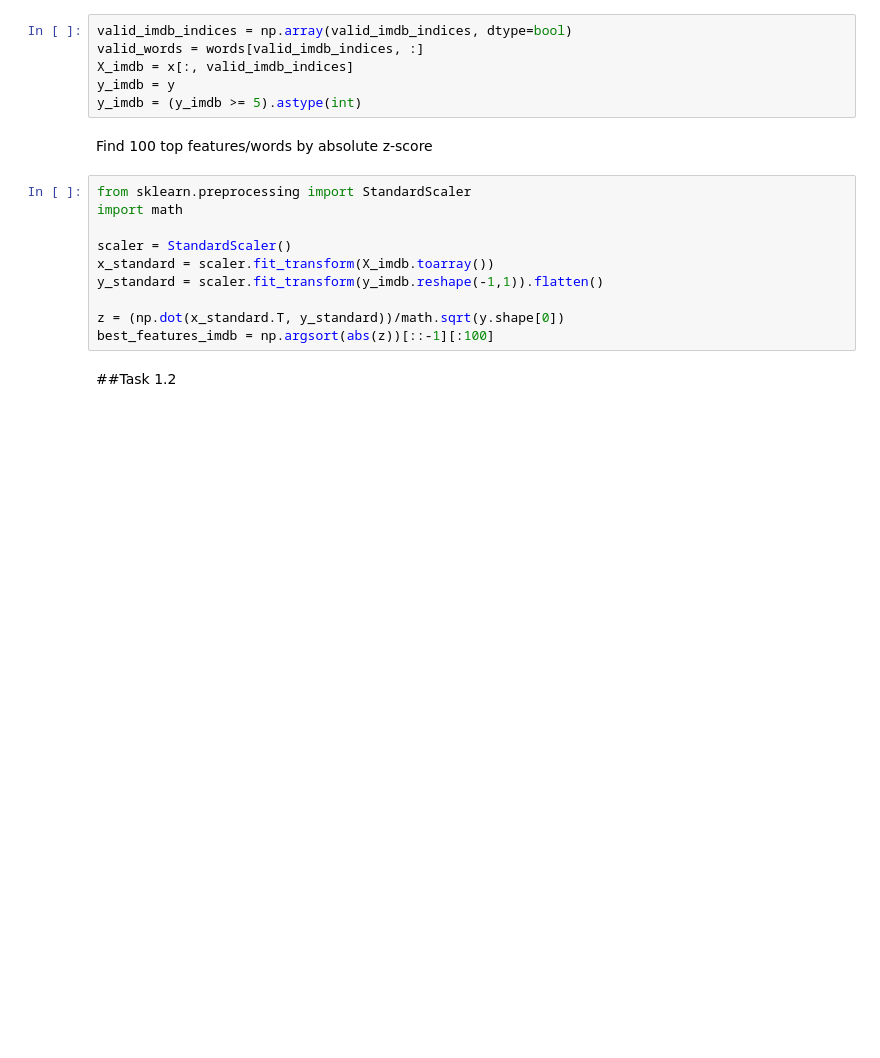
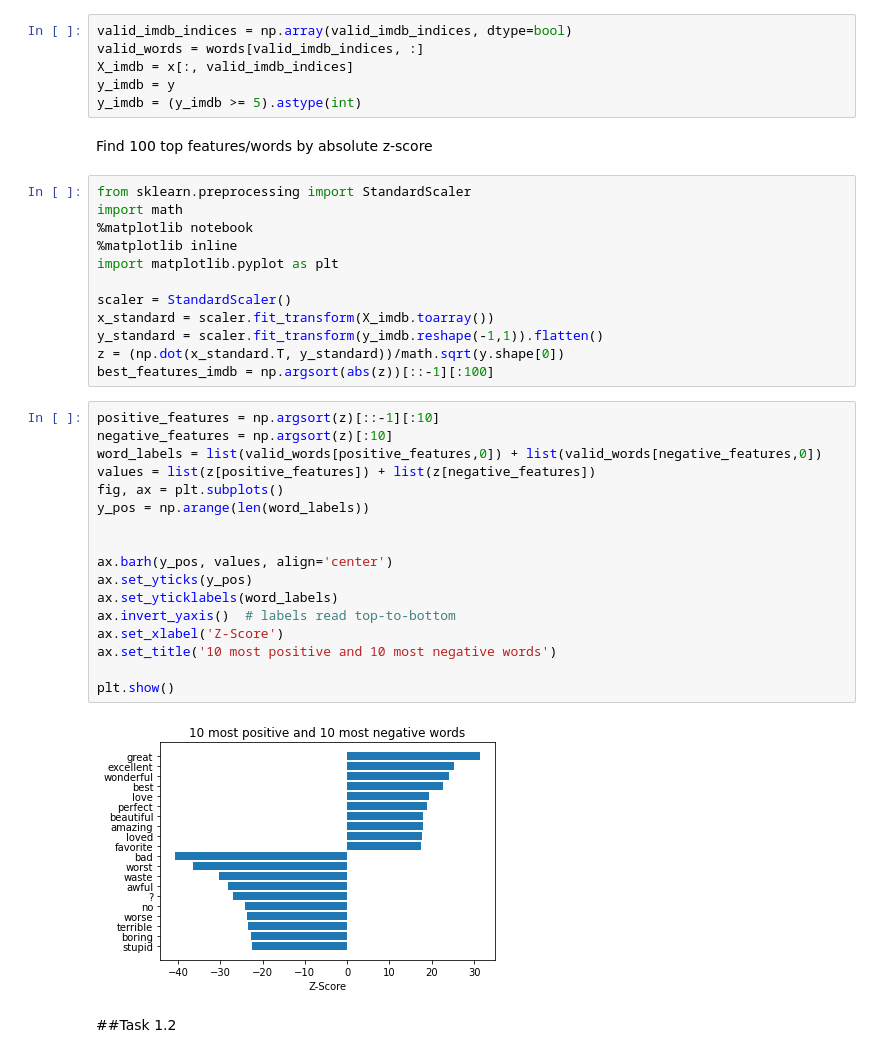
Before and after one commit to WillieHabim/COMP551-A2, a Jupyter notebook: COMP551_A2.ipynb, the cells around one changed output. Cells and saved outputs as stored; diff of their text form; blank space fills up the shorter version.

```diff
--- a/COMP551_A2.ipynb
+++ b/COMP551_A2.ipynb
@@ -73,13 +73,34 @@ Find 100 top features/words by absolute z-score
 # %%
 from sklearn.preprocessing import StandardScaler
 import math
+%matplotlib notebook
+%matplotlib inline
+import matplotlib.pyplot as plt
 
 scaler = StandardScaler()
 x_standard = scaler.fit_transform(X_imdb.toarray())
 y_standard = scaler.fit_transform(y_imdb.reshape(-1,1)).flatten()
-
 z = (np.dot(x_standard.T, y_standard))/math.sqrt(y.shape[0])
 best_features_imdb = np.argsort(abs(z))[::-1][:100]
+# %%
+positive_features = np.argsort(z)[::-1][:10]
+negative_features = np.argsort(z)[:10]
+word_labels = list(valid_words[positive_features,0]) + list(valid_words[negative_features,0])
+values = list(z[positive_features]) + list(z[negative_features])
+fig, ax = plt.subplots()
+y_pos = np.arange(len(word_labels))
+
+
+ax.barh(y_pos, values, align='center')
+ax.set_yticks(y_pos)
+ax.set_yticklabels(word_labels)
+ax.invert_yaxis()  # labels read top-to-bottom
+ax.set_xlabel('Z-Score')
+ax.set_title('10 most positive and 10 most negative words')
+
+plt.show()
+# %% [output]
+[figure, added]
 # %% [markdown]
 ##Task 1.2
 # %% [markdown]
```
Also changed, not shown: parts of 17 cells of this notebook.
